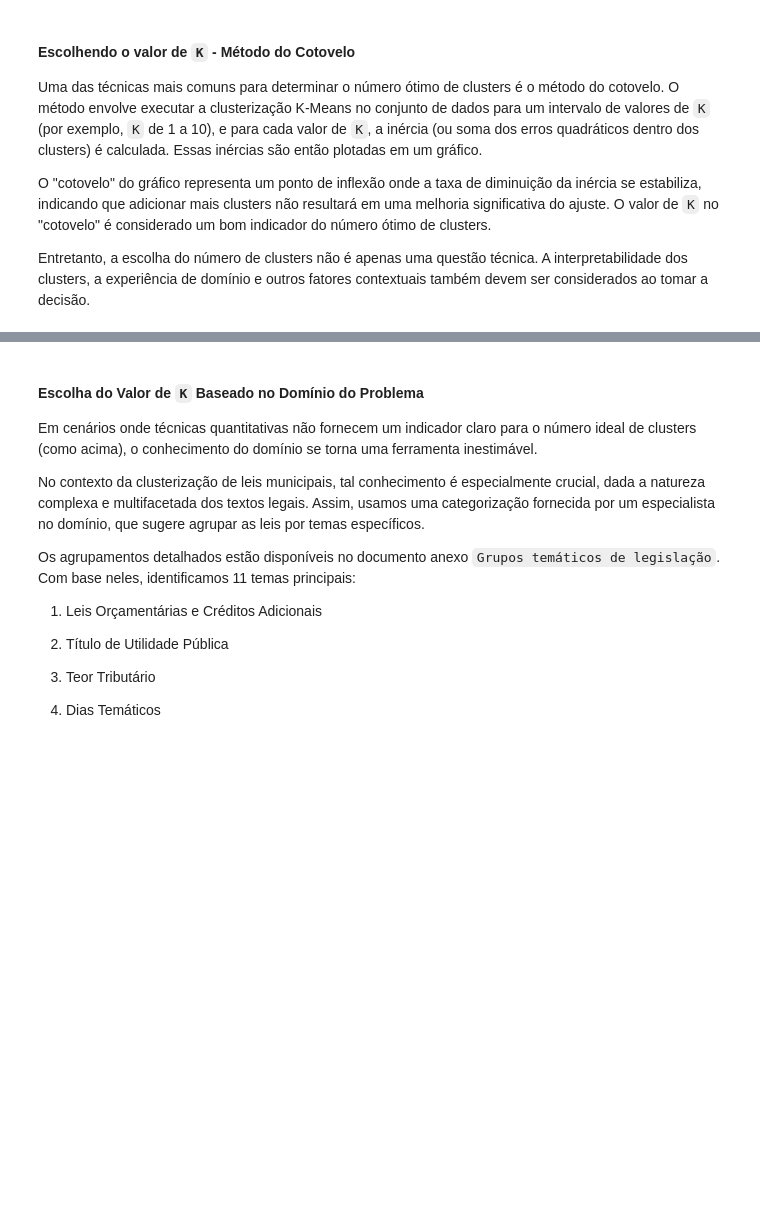
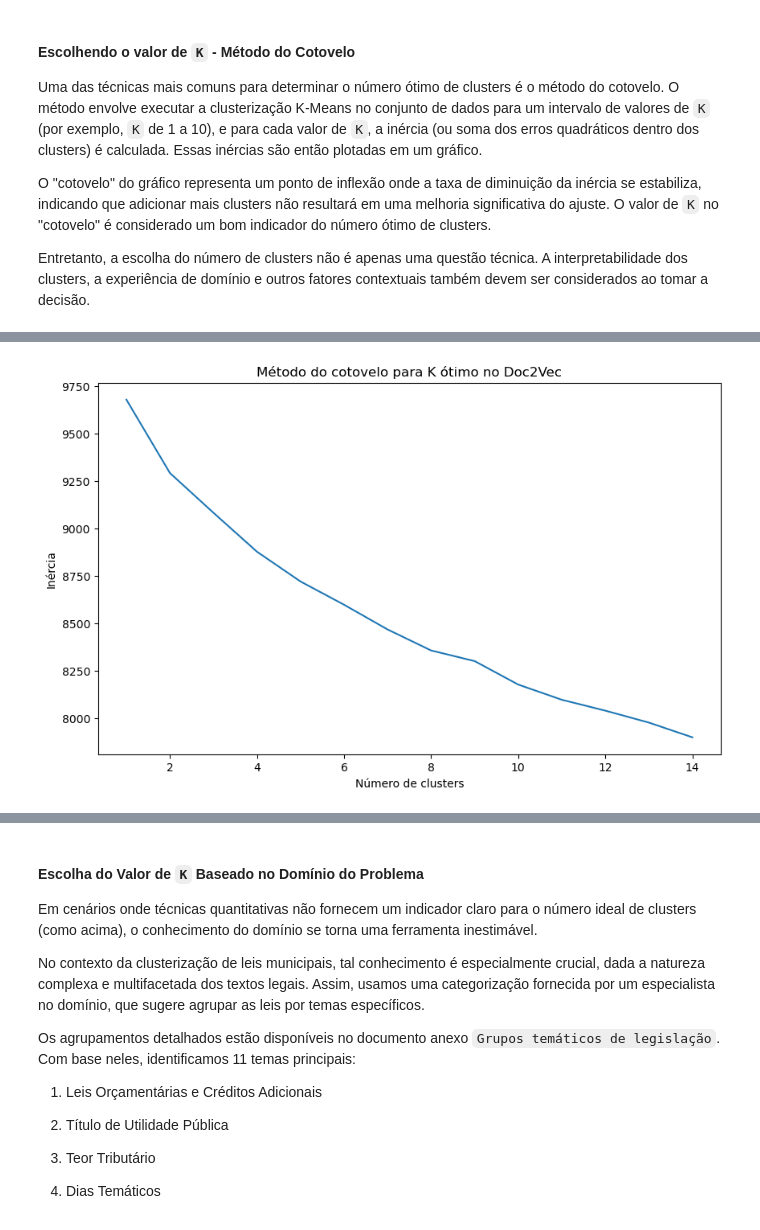
Before and after one commit to vinialbano/TCC-IFSP, a Jupyter notebook: 5-clustering.ipynb, the cells around one changed output, grey strips where cells are left out. Saved outputs shown, nothing was run; the diff lists cells and outputs as text; code cells hidden in the pictures; blank space fills up the shorter version.

```diff
--- a/5-clustering.ipynb
+++ b/5-clustering.ipynb
@@ -417,0 +407,4 @@ plt.show()
+# %%
+plot_elbow_method(X_doc2vec, "Doc2Vec")
+# %% [output]
+[figure, added]
```
Also changed, not shown: parts of 49 cells of this notebook.
